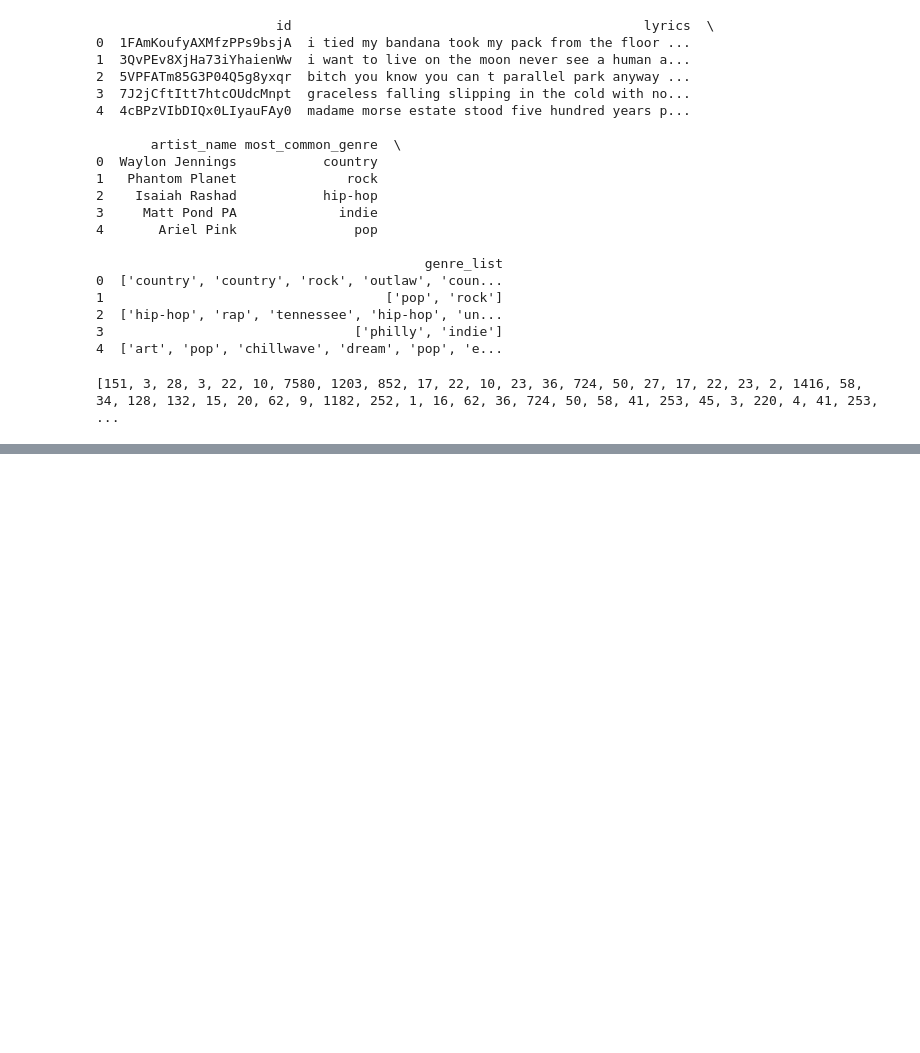
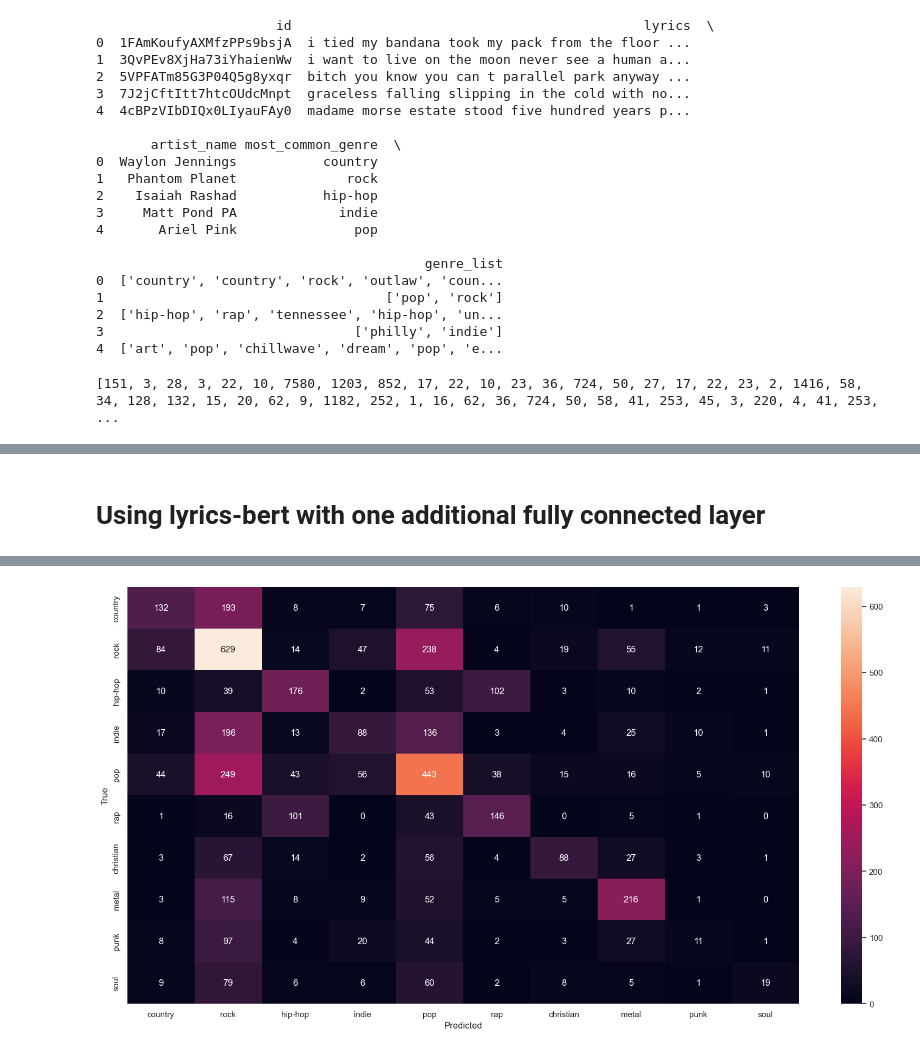
Before and after one commit to BrunoKreiner/nlp-mc-1, a Jupyter notebook: notebooks/pytorch_models_train copy.ipynb, the cells around one changed output, grey strips where cells are left out. Drawn from its saved outputs; the diff is of its cells as text; code cells hidden in the pictures; blank space fills up the shorter version.

```diff
--- a/notebooks/pytorch_models_train copy.ipynb
+++ b/notebooks/pytorch_models_train copy.ipynb
@@ -164,3 +207,5 @@ Epoch 120/120
 # %%
 from sentence_transformers import SentenceTransformer
-transformer_model = SentenceTransformer('brunokreiner/lyrics-bert')
+import tensorflow_hub as hub
+
+embedding_model = SentenceTransformer("../models/lyrics-bert")
@@ -169,4 +211,0 @@ FileNotFoundError: [Errno 2] No such file or directory: 'C:\\Users\\bruno/.cache
-# %%
-from sentence_transformers import SentenceTransformer
-
-model = SentenceTransformer("brunokreiner/lyrics-bert")
@@ -206,37 +266,45 @@ history = model.fit(x_k_train, y_k_train, epochs=120, batch_size=512, validation
+# %% [markdown]
+# Using lyrics-bert with one additional fully connected layer
 # %%
-# Define your PyTorch models here
-models = [MyModel1(), MyModel2(), MyModel3()]
+models = [embedding_then_one_layer]
+model_names = ['embedding-then-one-layer']
 
-# Define your loss function
 criterion = nn.CrossEntropyLoss()
+optimizers = [optim.Adam(model.parameters(), lr=0.01) for model in models]
 
-# Create a list to store the optimizer for each model
-optimizers = [optim.Adam(model.parameters(), lr=0.001) for model in models]
-
-# Create a dataframe to store the model accuracy, train loss, and test loss
-df = pd.DataFrame(columns=['model', 'epoch', 'accuracy', 'train_loss', 'test_loss'])
+df = pd.DataFrame(columns=['model', 'epoch', 'train_accuracy', 'test_accuracy', 'f1_score', 'train_loss', 'test_loss', 'train_time_per_step', 'eval_time_per_step'])
 
 # Train your models
 num_epochs = 10
 
 for model_idx, model in enumerate(models):
     for epoch in range(num_epochs):
-        # Train the model
         model.train()
+        total_correct = 0
+        total_samples = 0
         train_loss = 0.0
+        start_train_time = time.time()
         for inputs, labels in train_dataloader:
             optimizers[model_idx].zero_grad()
             outputs = model(inputs)
+            _, predictions = torch.max(outputs, 1)
+            total_correct += (predictions == labels).sum().item()
+            total_samples += labels.size(0)
             loss = criterion(outputs, labels)
             loss.backward()
             optimizers[model_idx].step()
-            train_loss += loss.item() * inputs.size(0)
+            train_loss += loss.item()
 
-        # Evaluate the model
+        train_time_per_step = (time.time() - start_train_time) / len(train_dataloader)
+        train_accuracy = total_correct / total_samples
+
         model.eval()
         total_correct = 0
         total_samples = 0
         test_loss = 0.0
+        start_eval_time = time.time()
+        y_true = []
+        y_pred = []
         with torch.no_grad():
             for inputs, labels in test_dataloader:
                 outputs = model(inputs)
@@ -244,20 +312,25 @@ for model_idx, model in enumerate(models):
                 total_correct += (predictions == labels).sum().item()
                 total_samples += labels.size(0)
                 loss = criterion(outputs, labels)
-                test_loss += loss.item() * inputs.size(0)
-        accuracy = total_correct / total_samples
+                test_loss += loss.item()
+                y_true.extend(labels.cpu().numpy())
+                y_pred.extend(predictions.cpu().numpy())
+        eval_time_per_step = (time.time() - start_eval_time) / len(test_dataloader)
+        test_accuracy = total_correct / total_samples
+        f1 = f1_score(np.array(y_true), np.array(y_pred), average='weighted')
         train_loss = train_loss / len(train_dataloader.dataset)
         test_loss = test_loss / len(test_dataloader.dataset)
-        print(f"Model {model_idx+1} - Epoch {epoch+1} Accuracy: {accuracy:.4f} Train Loss: {train_loss:.4f} Test Loss: {test_loss:.4f}")
+        print(f"Model {model_idx+1} - Epoch {epoch+1} Train Accuracy: {train_accuracy:.4f} Test Accuracy: {test_accuracy:.4f} F1 Score: {f1:.4f} Train Loss: {train_loss:.4f} Test Loss: {test_loss:.4f} Train Time/Step: {train_time_per_step:.4f} Eval Time/Step: {eval_time_per_step:.4f}")
 
-        # Add the accuracy, train loss, and test loss to the dataframe
-        df = df.append({'model': f'model{model_idx+1}', 'epoch': epoch+1, 'accuracy': accuracy, 'train_loss': train_loss, 'test_loss': test_loss}, ignore_index=True)
+        temp_df = pd.DataFrame({'model': [f'model{model_idx+1}'], 'epoch': [epoch+1], 'train_accuracy': [train_accuracy], 'test_accuracy': [test_accuracy], 'f1_score': [f1], 'train_loss': [train_loss], 'test_loss': [test_loss], 'train_time_per_step': [train_time_per_step], 'eval_time_per_step': [eval_time_per_step]})
+        df = pd.concat([df, temp_df], ignore_index=True)
+
 
     # Save the dataframe as a CSV file for each model
-    df.to_csv(f'model{model_idx+1}_accuracy.csv', index=False)
+    df.to_csv(f'{model_names[model_idx]}_history.csv', index=False)
     df = df.iloc[0:0]
 
-    # Generate the confusion matrix for the model on the test data
+    #for each model to be tested, use the following code to get the confusion matrix and classification report
     model.eval()
     y_true = []
     y_pred = []
@@ -268,9 +341,10 @@ for model_idx, model in enumerate(models):
             y_true.extend(labels.cpu().numpy())
             y_pred.extend(predictions.cpu().numpy())
     cm = confusion_matrix(y_true, y_pred)
-    report = classification_report(y_true, y_pred)
-    print(f"Model {model_idx+1} Confusion Matrix:")
-    print(cm)
-    print(f"Classification Report:")
+    report = classification_report(y_true, y_pred, target_names=categories)
     print(report)
+    sns.heatmap(cm, annot=True, xticklabels=label_names, yticklabels=label_names, fmt='g')
+    plt.xlabel('Predicted')
+    plt.ylabel('True')
+    plt.show()
 # %% [output]
@@ -277,0 +368 @@ NameError: name 'MyModel1' is not defined
+[figure, added]
```
Also changed, not shown: parts of 28 cells of this notebook, 36 other files.
